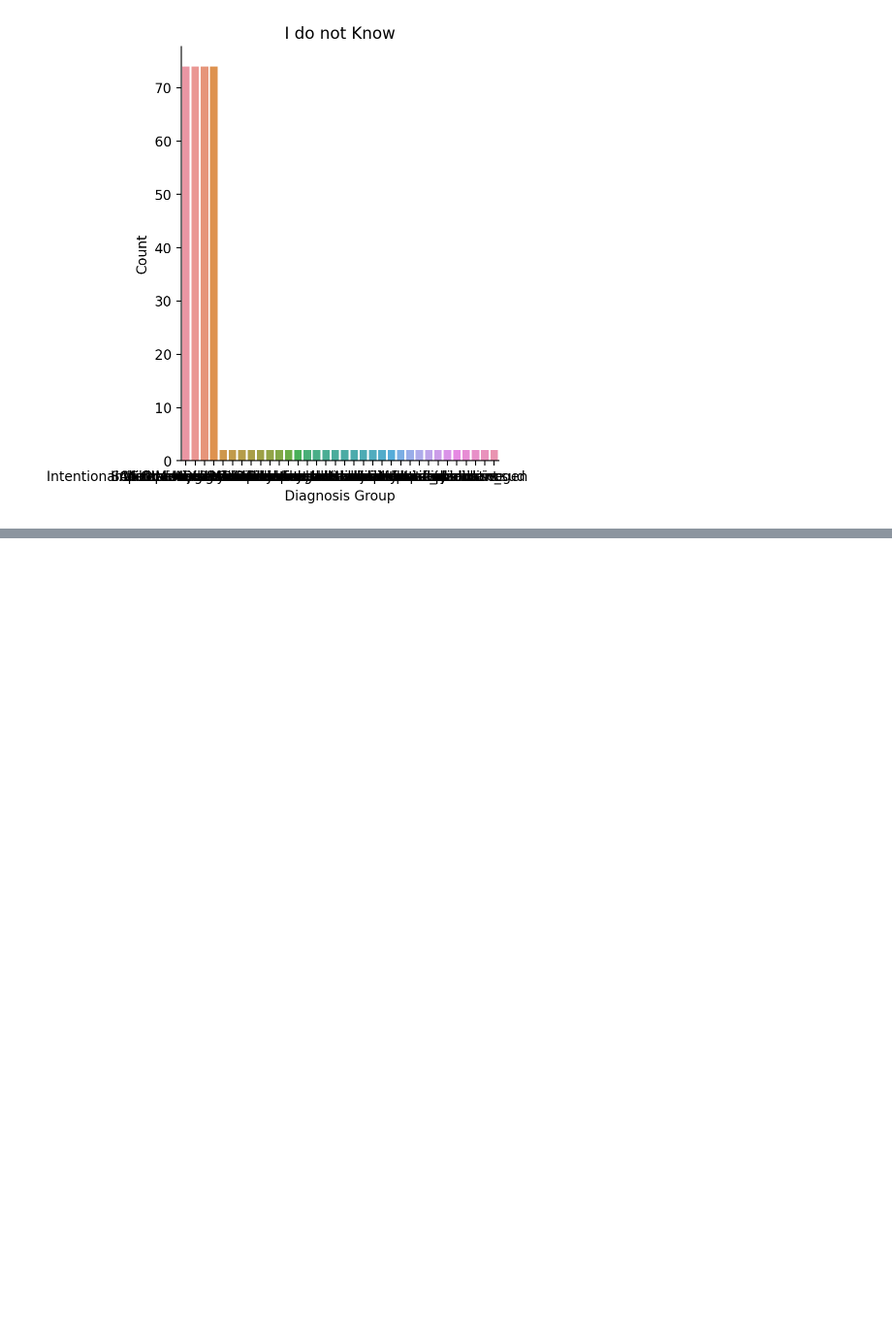
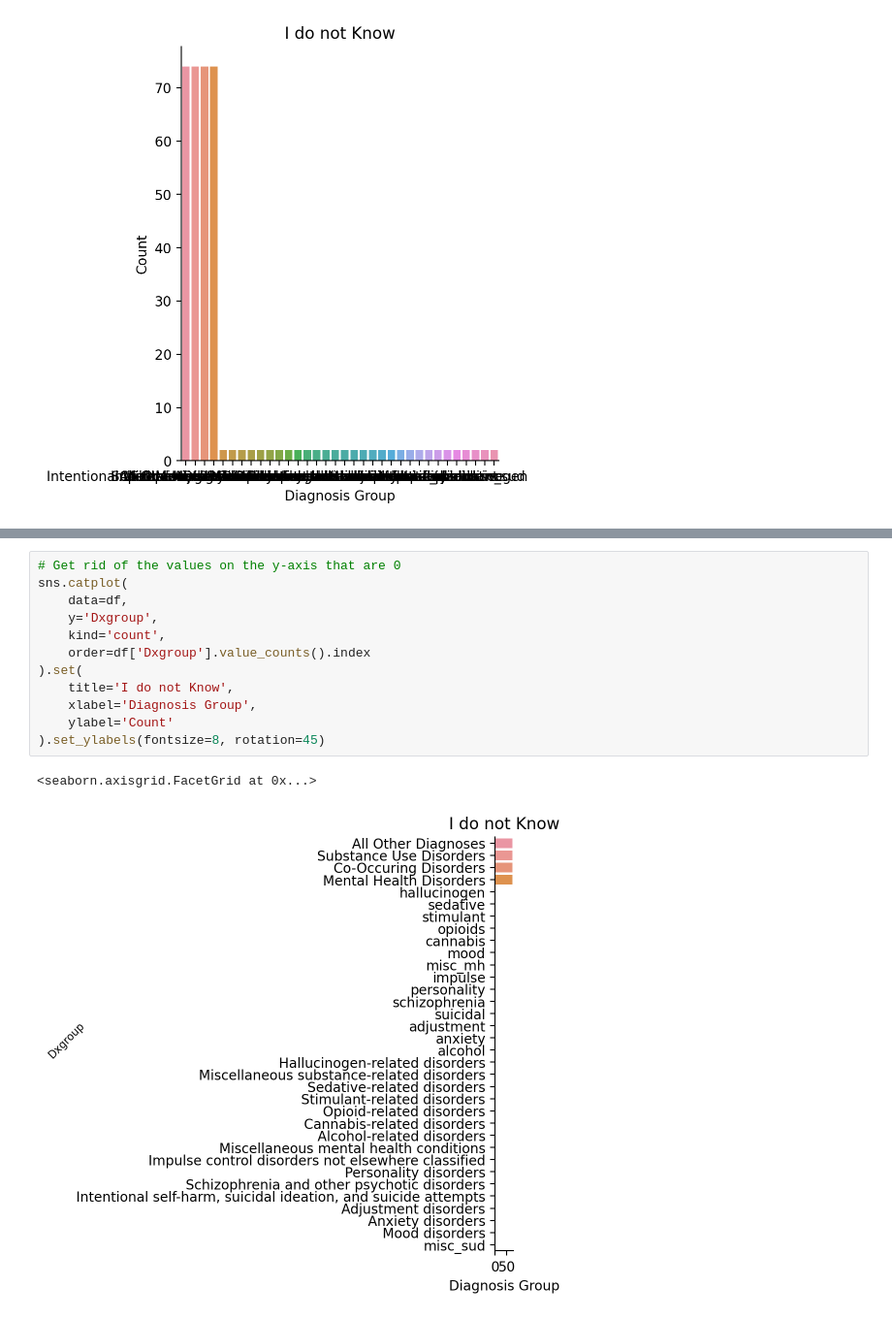
Before and after one commit to abbyzurasky/PUBH1142, a Jupyter notebook: MentalHealthDataAnalysis.ipynb, the cells around one changed output, grey strips where cells are left out. Shown at 97% size. Saved outputs shown, nothing was run; the diff lists cells and outputs as text; blank space fills up the shorter version.

```diff
--- a/MentalHealthDataAnalysis.ipynb
+++ b/MentalHealthDataAnalysis.ipynb
@@ -65,0 +96,15 @@ sns.catplot(
+# %%
+# Get rid of the values on the y-axis that are 0
+sns.catplot(
+    data=df,
+    y='Dxgroup',
+    kind='count',
+    order=df['Dxgroup'].value_counts().index
+).set(
+    title='I do not Know',
+    xlabel='Diagnosis Group',
+    ylabel='Count'
+).set_ylabels(fontsize=8, rotation=45)
+# %% [output]
+<seaborn.axisgrid.FacetGrid at 0x...>
+[figure, added]
```
Also changed, not shown: parts of 5 cells of this notebook.
